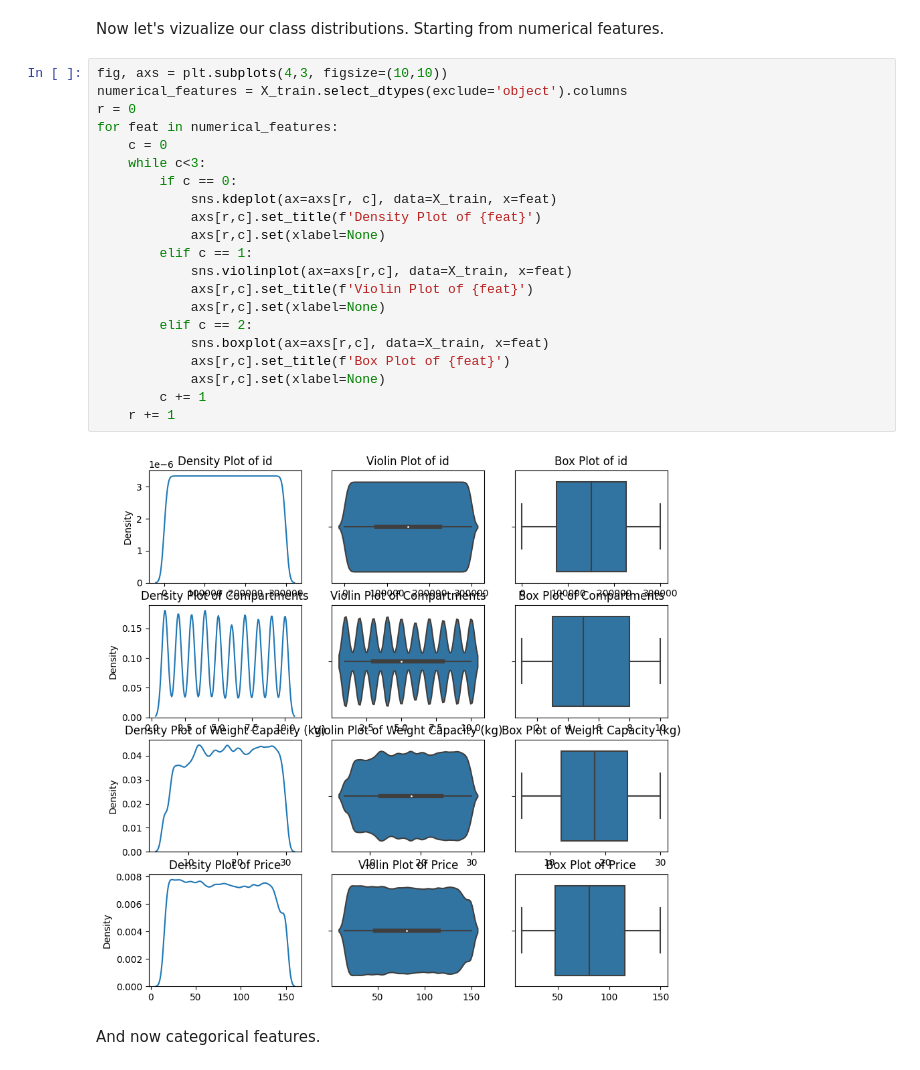
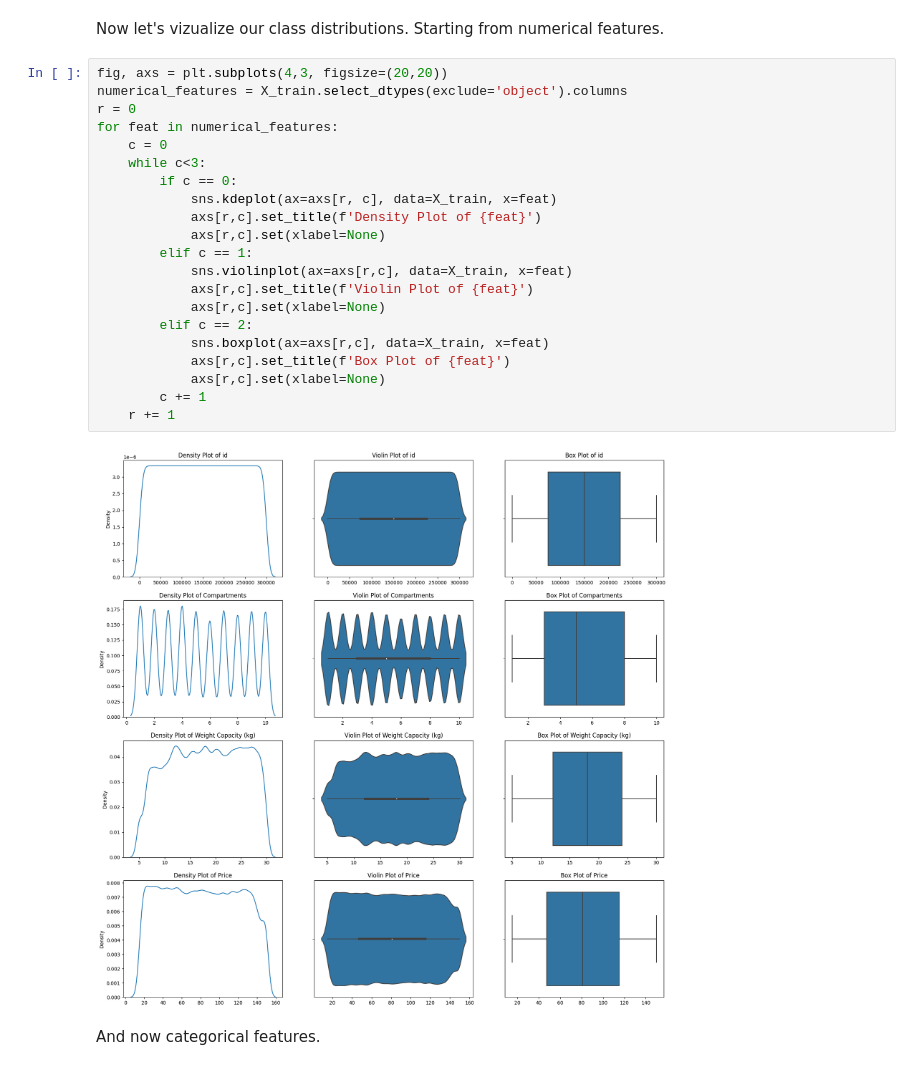
Before and after one commit to DenysGolub/Kaggle-Notebooks, a Jupyter notebook: backpack-eda-model-tuning.ipynb, the cells around one changed output. Drawn from its saved outputs; the diff is of its cells as text.

```diff
--- a/backpack-eda-model-tuning.ipynb
+++ b/backpack-eda-model-tuning.ipynb
@@ -116,28 +117,28 @@ X_train.describe(include='all')
 # %% [markdown]
 Now let's vizualize our class distributions. Starting from numerical features.
 # %%
-fig, axs = plt.subplots(4,3, figsize=(10,10))
+fig, axs = plt.subplots(4,3, figsize=(20,20))
 numerical_features = X_train.select_dtypes(exclude='object').columns
 r = 0
 for feat in numerical_features:
     c = 0
     while c<3:
         if c == 0:
             sns.kdeplot(ax=axs[r, c], data=X_train, x=feat)
             axs[r,c].set_title(f'Density Plot of {feat}')
             axs[r,c].set(xlabel=None)
         elif c == 1:
             sns.violinplot(ax=axs[r,c], data=X_train, x=feat)
             axs[r,c].set_title(f'Violin Plot of {feat}')
             axs[r,c].set(xlabel=None)
         elif c == 2:
             sns.boxplot(ax=axs[r,c], data=X_train, x=feat)
             axs[r,c].set_title(f'Box Plot of {feat}')
             axs[r,c].set(xlabel=None)
         c += 1
     r += 1
 # %% [output]
-[figure, old version]
+[figure, new version]
 # %% [markdown]
 And now categorical features.
 # %%
```
Also changed, not shown: parts of 47 cells of this notebook.
